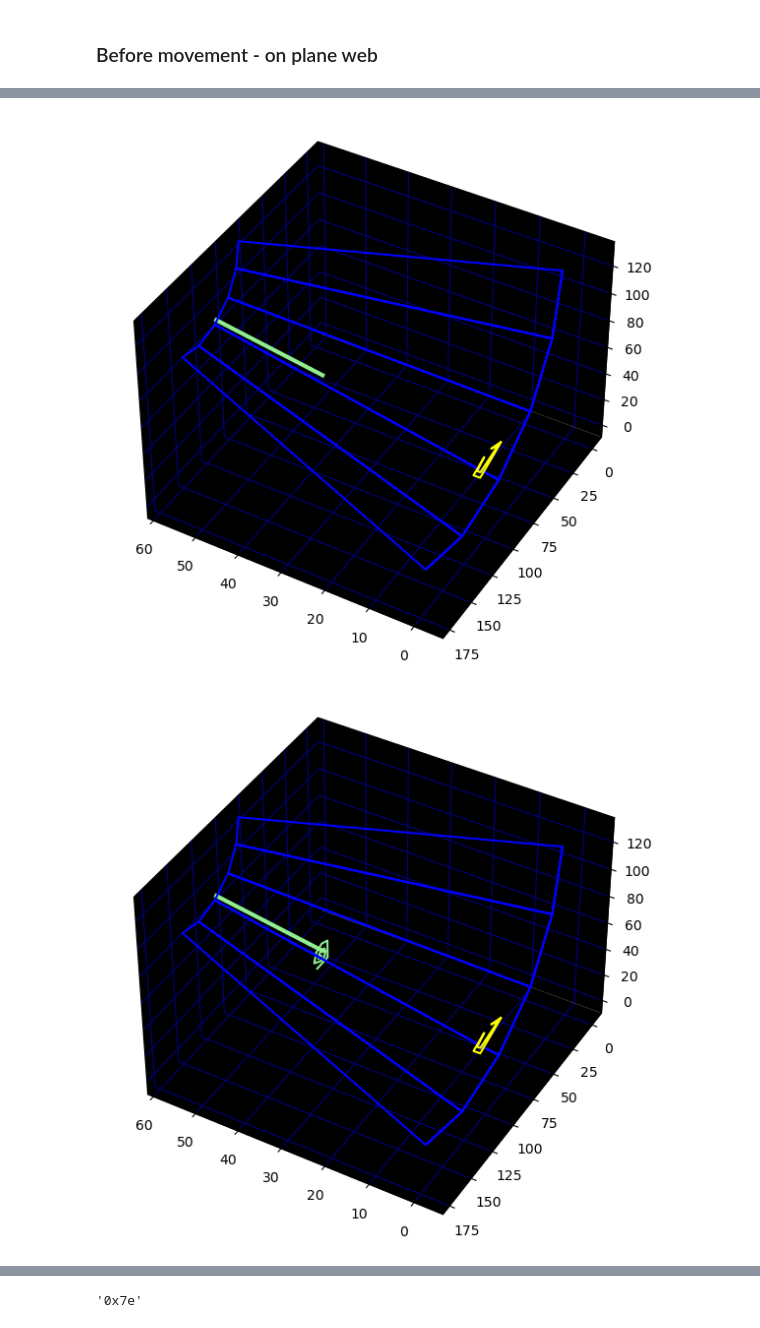
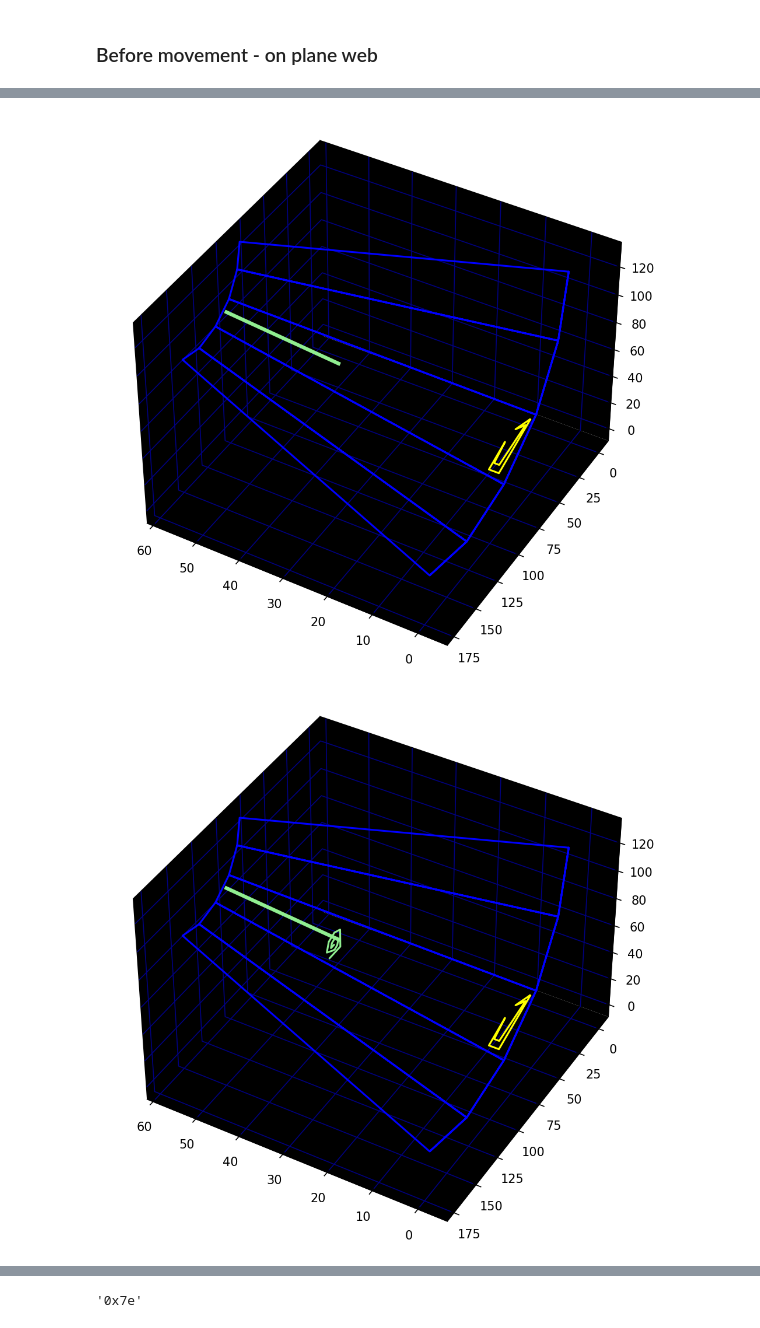
Before and after one commit to mwenge/TempestVsTempest, a Jupyter notebook: notebooks-tempest/spikes - animate movement.ipynb, the cells around one changed output, grey strips where cells are left out. Saved outputs shown, nothing was run; the diff lists cells and outputs as text; code cells hidden in the pictures.

```diff
--- a/notebooks-tempest/spikes - animate movement.ipynb
+++ b/notebooks-tempest/spikes - animate movement.ipynb
@@ -10,6 +24,8 @@ from well_graphs import create3DVertices,makeFullGraph,create2DVertices
 import numpy as np
 import os
 
+plt.rcParams['figure.dpi'] = 150
+
 colors = {
     "TURQOI":"CYAN",
     "PDIWHI":"WHITE",
@@ -276,7 +292,7 @@ ELEVATION = 20
 
 def makeWebAndSpikeDiagram(web_vertices, spike_vertices, objects_vertices,filename="default.png"):
     #Change the Size of Graph using Figsize
-    fig = plt.figure(figsize=(7,7))
+    fig = plt.figure(figsize=(8,8))
     ax = plt.axes(projection='3d')
     plt.rcParams['grid.color'] = "navy"
     # Make sure the plot starts at zero in all dimensions
@@ -304,7 +320,7 @@ def makeWebAndSpikeDiagram(web_vertices, spike_vertices, objects_vertices,filena
     ax.zaxis.set_pane_color("black")
 
     # Save the image.
-    plt.savefig(filename, transparent=True,bbox_inches='tight')
+    plt.savefig(filename, transparent=True)
     return
 # %%
 circle_web_segment = (
@@ -337,32 +371,29 @@ makeWebAndSpikeDiagram(circle_web_segment, None, objects_vertices,
 AZIMUTH=120
 ELEVATION = 40
 objects_vertices = []
-spike_vertices = (np.array([110.2,  85. ]), np.array([89.8, 53. ]), np.array([[60,  40]]))
-claw_vertices = setObjectVertices(claw_data, scale=4, zpos=-5,
-                                xoffset=28, yoffset=20, color="yellow", inverty=False)
+spike_vertices = (np.array([100.2,  70. ]), np.array([89.8, 53. ]), np.array([[60,  40]]))
 objects_vertices += [(claw_vertices,"yellow")]
 
 makeWebAndSpikeDiagram(circle_web_segment, spike_vertices, objects_vertices,
                       filename=f"spikes/spike_evolution_spike_only.png")
 # %% [output]
-[figure, old version]
+[figure, new version]
 # %%
 AZIMUTH=120
 ELEVATION = 40
 objects_vertices = []
-spike_vertices = (np.array([110.2,  85. ]), np.array([89.8, 53. ]), np.array([[60,  40]]))
-claw_vertices = setObjectVertices(claw_data, scale=4, zpos=-5,
-                                xoffset=28, yoffset=20, color="yellow", inverty=False)
+claw_vertices = setObjectVertices(claw_data, scale=6, zpos=-5,
+                                xoffset=14, yoffset=13, color="yellow", inverty=False)
 objects_vertices += [(claw_vertices,"yellow")]
 
 dot_vertices = setObjectVertices(charge_data, scale=0.6, zpos=50,
-                                xoffset=68, yoffset=10, color="lightgreen", inverty=False)
+                                xoffset=48, yoffset=14, color="lightgreen", inverty=False)
 objects_vertices += [(dot_vertices,"lightgreen")]
 
 makeWebAndSpikeDiagram(circle_web_segment, spike_vertices, objects_vertices,
                       filename=f"spikes/spike_evolution_1.png")
 # %% [output]
-[figure, old version]
+[figure, new version]
 # %%
 AZIMUTH=120
 ELEVATION = 40
```
Also changed, not shown: parts of 9 cells of this notebook, 16 other files.
